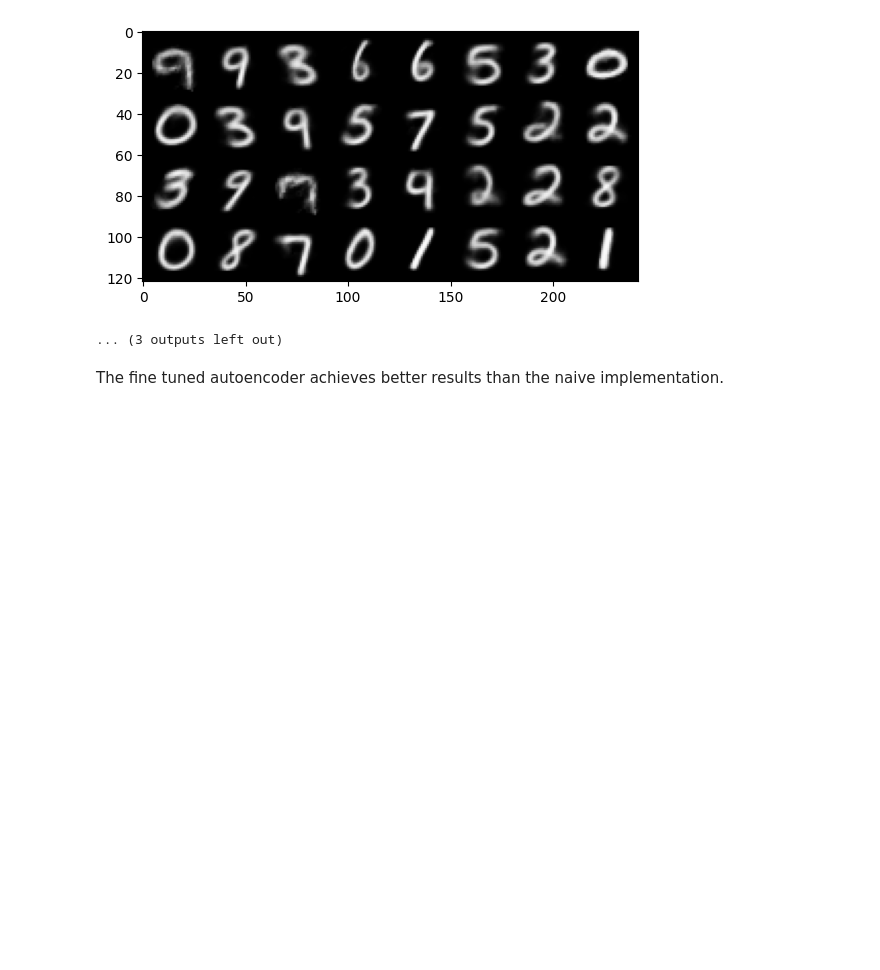
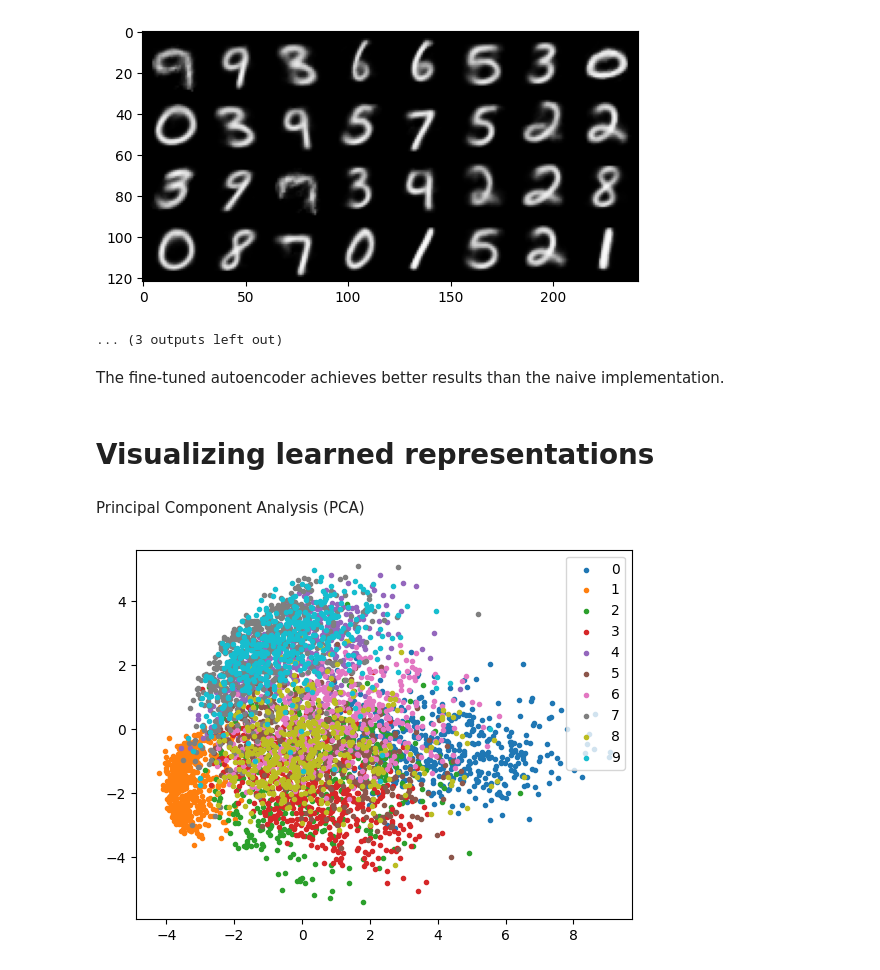
Before and after one commit to petkokp/ai-notebooks, a Jupyter notebook: dimensionality-reduction/dimensionality_reduction.ipynb, the cells around one changed output. Saved outputs shown, nothing was run; the diff lists cells and outputs as text; code cells hidden in the pictures; blank space fills up the shorter version.

Commit message:
visualizing learned representations

```diff
--- a/dimensionality-reduction/dimensionality_reduction.ipynb
+++ b/dimensionality-reduction/dimensionality_reduction.ipynb
@@ -408,4 +373,34 @@ Original (top) and Reconstructed (bottom)
 [figure]
 ... (3 outputs left out)
 # %% [markdown]
-The fine tuned autoencoder achieves better results than the naive implementation.
+The fine-tuned autoencoder achieves better results than the naive implementation.
+# %% [markdown]
+# Visualizing learned representations
+# %%
+def display_2d_repr(data, labels, fname=None):
+    digit_to_color = ["tab:blue", "tab:orange", "tab:green", "tab:red", "tab:purple",
+                      "tab:brown", "tab:pink", "tab:gray", "tab:olive", "tab:cyan"]
+    xs = np.array([x[0] for x in data])
+    ys = np.array([x[1] for x in data])
+
+    fig, ax = plt.subplots()
+    labels_to_show = labels[0:len(data)]
+    for digit in range(10):
+        ix = np.where(labels_to_show == digit)
+        ax.scatter(xs[ix], ys[ix], c=digit_to_color[digit],
+                   label=digit, marker=".")
+    ax.legend()
+    if fname is not None:
+        plt.savefig(fname)
+    plt.show()
+# %% [markdown]
+Principal Component Analysis (PCA)
+# %%
+from sklearn.decomposition import PCA
+
+pca = PCA(n_components=2, random_state=10)
+pca.fit(flat_train_input)
+transformed = pca.transform(flat_test_input[0:5000])
+display_2d_repr(transformed, test_labels, "./images/pca_repr.png")
+# %% [output]
+[figure, added]
```
Also changed, not shown: parts of 7 cells of this notebook, 3 other files.
